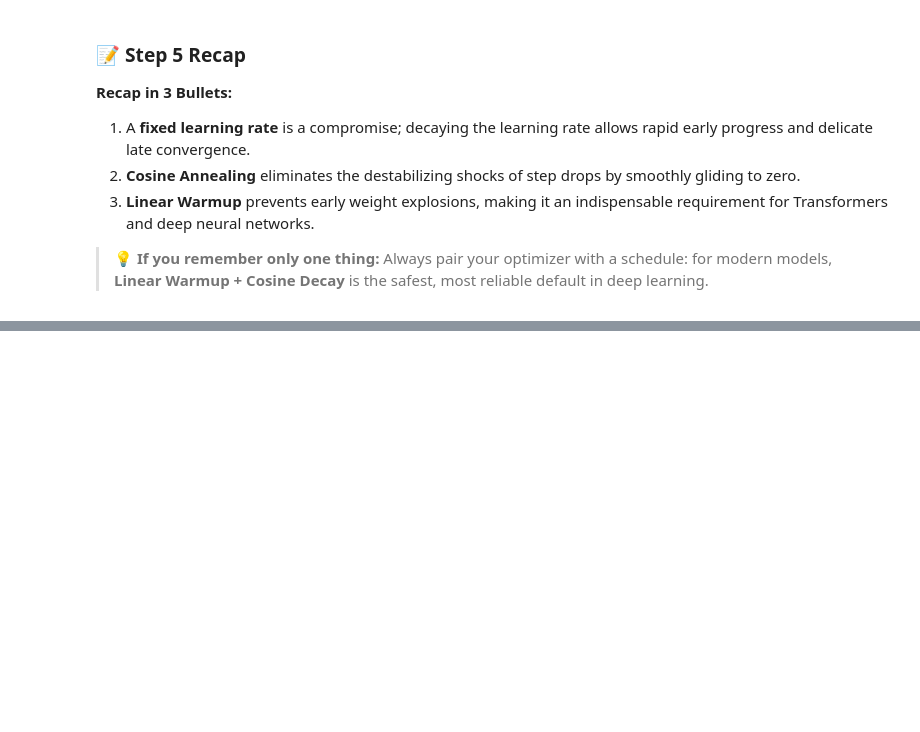
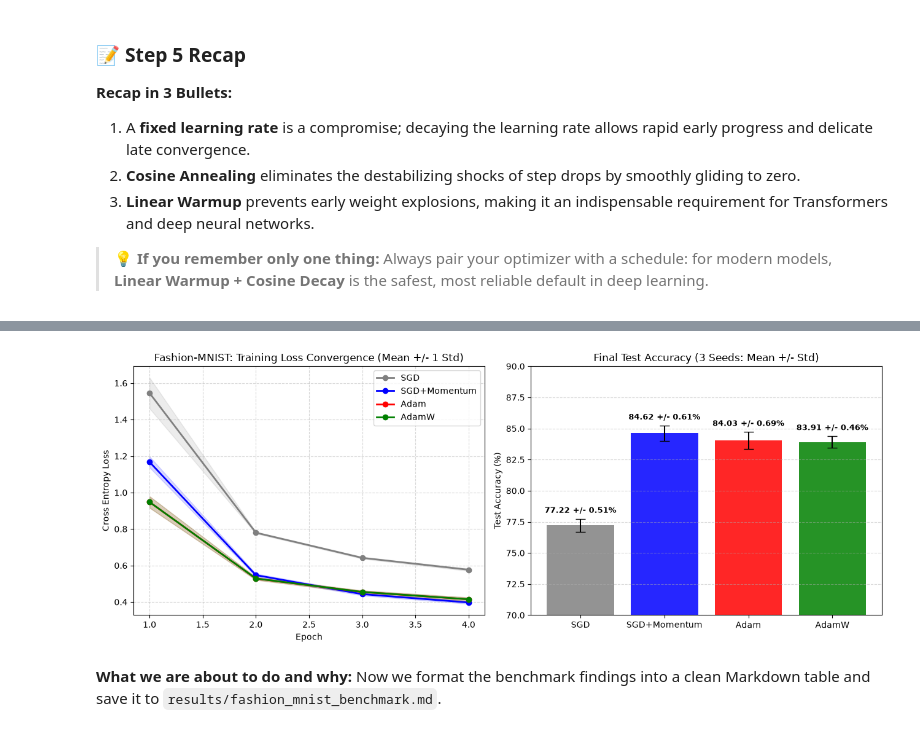
Before and after one commit to Arnav-Shrivastava/Optimization-Algorithms, a Jupyter notebook: optimization_algorithms_lab.ipynb, the cells around one changed output, grey strips where cells are left out. Cells and saved outputs as stored; diff of their text form; code cells hidden in the pictures; blank space fills up the shorter version.

Commit message:
feat: benchmark SGD, Momentum, Adam, and AdamW on Fashion-MNIST across 3 seeds

```diff
--- a/optimization_algorithms_lab.ipynb
+++ b/optimization_algorithms_lab.ipynb
@@ -1733,0 +1804,20 @@ Resetting the learning rate back to max midway through training without a specif
+# %%
+# Step 6.2 Code: 3-Seed Benchmark Harness
+transform = torchvision.transforms.Compose([
+    torchvision.transforms.ToTensor(),
+    torchvision.transforms.Normalize((0.5,), (0.5,))
+])
+train_ds = torchvision.datasets.FashionMNIST(root='./data', train=True, download=False, transform=transform)
+test_ds = torchvision.datasets.FashionMNIST(root='./data', train=False, download=False, transform=transform)
+
+# Representative training subset and full test set
+train_sub = torch.utils.data.Subset(train_ds, list(range(12000)))
+test_loader = torch.utils.data.DataLoader(test_ds, batch_size=256, shuffle=False)
+
+seeds = [42, 123, 999]
+opt_factories = {
+    'SGD': lambda p: torch.optim.SGD(p, lr=0.05),
+    'SGD+Momentum': lambda p: torch.optim.SGD(p, lr=0.02, momentum=0.9),
+    'Adam': lambda p: torch.optim.Adam(p, lr=0.001),
+    'AdamW': lambda p: torch.optim.AdamW(p, lr=0.001, weight_decay=0.01)
+}
@@ -1733,0 +1870,35 @@ Resetting the learning rate back to max midway through training without a specif
+# %%
+# Step 6.3 Code: Visualizing Convergence Curves and Accuracy
+fig, (ax1, ax2) = plt.subplots(1, 2, figsize=(13, 5))
+palette = {'SGD': 'gray', 'SGD+Momentum': 'blue', 'Adam': 'red', 'AdamW': 'green'}
+
+# 1. Training Loss Convergence Curves
+for name in opt_factories:
+    arr = np.array(history_loss[name]) # shape: (3 seeds, epochs)
+    mean_curve = arr.mean(axis=0)
+    std_curve = arr.std(axis=0)
+    eps_range = np.arange(1, epochs + 1)
+    ax1.plot(eps_range, mean_curve, 'o-', label=name, color=palette[name], linewidth=2)
+    ax1.fill_between(eps_range, mean_curve - std_curve, mean_curve + std_curve, color=palette[name], alpha=0.15)
+ax1.set_title("Fashion-MNIST: Training Loss Convergence (Mean +/- 1 Std)")
+ax1.set_xlabel("Epoch"); ax1.set_ylabel("Cross Entropy Loss"); ax1.legend(); ax1.grid(True, linestyle='--', alpha=0.5)
+
+# 2. Final Test Accuracy Bar Chart
+acc_means = [np.mean(history_acc[k]) for k in opt_factories]
+acc_stds = [np.std(history_acc[k]) for k in opt_factories]
+names = list(opt_factories.keys())
+bars = ax2.bar(names, acc_means, yerr=acc_stds, capsize=6, color=[palette[k] for k in names], alpha=0.85)
+ax2.set_ylim(70, 90)
+ax2.set_title("Final Test Accuracy (3 Seeds: Mean +/- Std)")
+ax2.set_ylabel("Test Accuracy (%)"); ax2.grid(True, linestyle='--', alpha=0.5, axis='y')
+for bar, m, s in zip(bars, acc_means, acc_stds):
+    ax2.text(bar.get_x() + bar.get_width()/2, m + s + 0.5, f"{m:.2f} +/- {s:.2f}%", ha='center', fontsize=9, fontweight='bold')
+
+plt.tight_layout()
+plt.savefig("results/fashion_mnist_convergence.png", dpi=150)
+plt.show()
+# %% [output]
+[figure, added]
+# %% [markdown]
+**What we are about to do and why:**
+Now we format the benchmark findings into a clean Markdown table and save it to `results/fashion_mnist_benchmark.md`.
```
Also changed, not shown: parts of 12 cells of this notebook, 2 other files.
